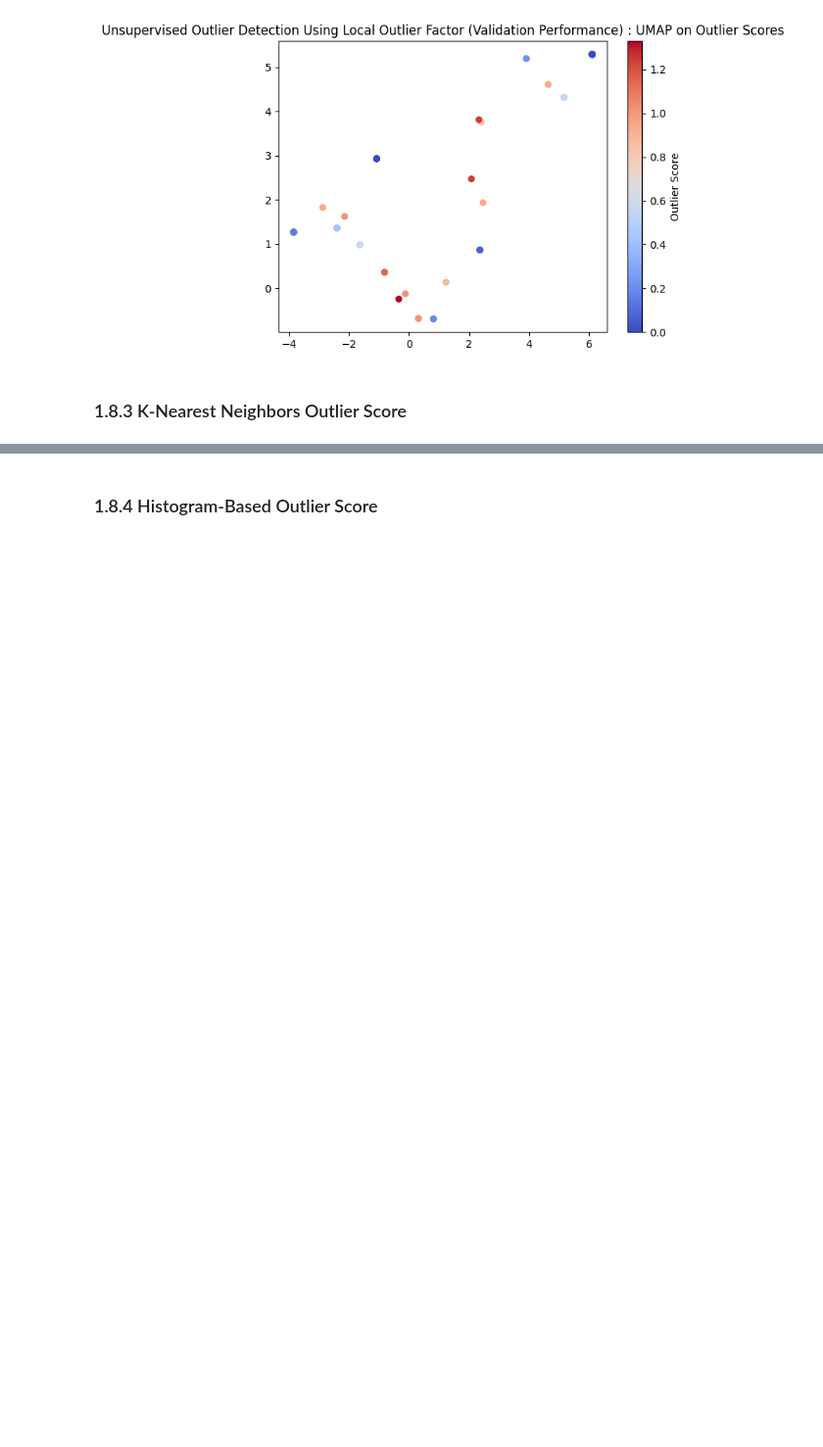
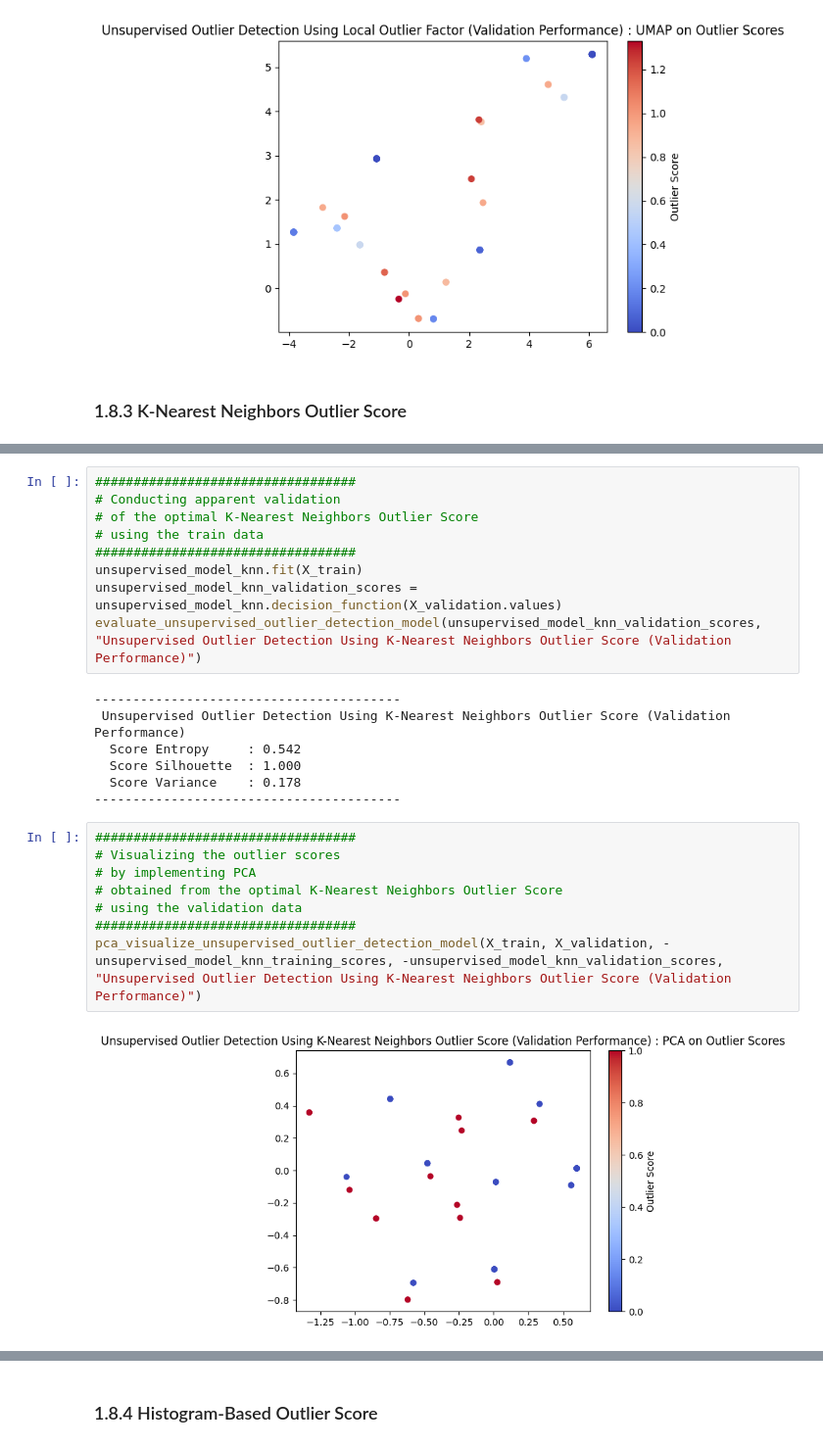
Before and after one commit to JohnPaulinePineda/Portfolio_Project_61, a Jupyter notebook: codes/DetectingAndEvaluatingAnomaliesInCategoricalDataUnderSupervisedAndUnsupervisedSettings.ipynb, the cells around one changed output, grey strips where cells are left out. Shown at 98% size. Cells and saved outputs as stored; diff of their text form; blank space fills up the shorter version.

```diff
--- a/codes/DetectingAndEvaluatingAnomaliesInCategoricalDataUnderSupervisedAndUnsupervisedSettings.ipynb
+++ b/codes/DetectingAndEvaluatingAnomaliesInCategoricalDataUnderSupervisedAndUnsupervisedSettings.ipynb
@@ -2251,0 +2329,26 @@ umap_visualize_unsupervised_outlier_detection_model(X_train, X_validation, -unsu
+# %%
+##################################
+# Conducting apparent validation
+# of the optimal K-Nearest Neighbors Outlier Score
+# using the train data
+##################################
+unsupervised_model_knn.fit(X_train)
+unsupervised_model_knn_validation_scores = unsupervised_model_knn.decision_function(X_validation.values)
+evaluate_unsupervised_outlier_detection_model(unsupervised_model_knn_validation_scores, "Unsupervised Outlier Detection Using K-Nearest Neighbors Outlier Score (Validation Performance)")
+# %% [output]
+----------------------------------------
+ Unsupervised Outlier Detection Using K-Nearest Neighbors Outlier Score (Validation Performance)
+  Score Entropy     : 0.542
+  Score Silhouette  : 1.000
+  Score Variance    : 0.178
+----------------------------------------
+# %%
+##################################
+# Visualizing the outlier scores
+# by implementing PCA
+# obtained from the optimal K-Nearest Neighbors Outlier Score
+# using the validation data
+##################################
+pca_visualize_unsupervised_outlier_detection_model(X_train, X_validation, -unsupervised_model_knn_training_scores, -unsupervised_model_knn_validation_scores, "Unsupervised Outlier Detection Using K-Nearest Neighbors Outlier Score (Validation Performance)")
+# %% [output]
+[figure, added]
```
Also changed, not shown: parts of 26 cells of this notebook, 2 other files.
